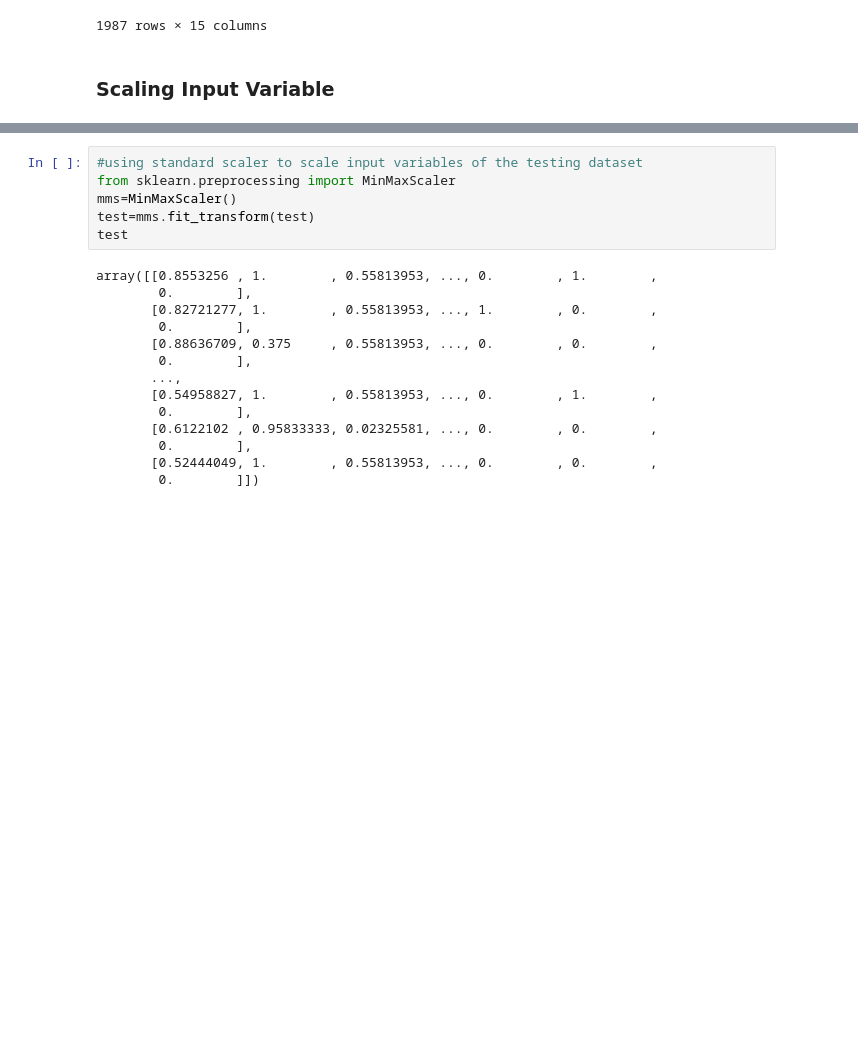
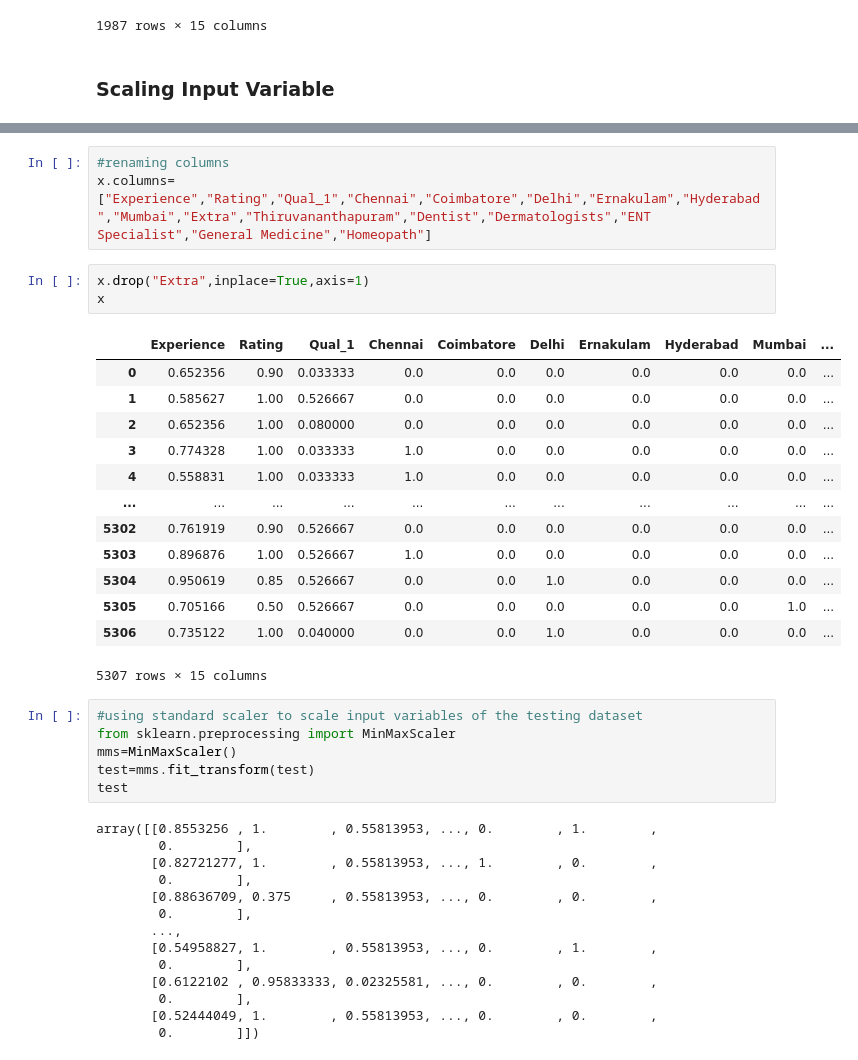
Before and after one commit to jazzcod/DataTrained_Evaluation_Projects, a Jupyter notebook: Evaluation_Project_7_Doctor's_Consultant_Fee.ipynb, the cells around one changed output, grey strips where cells are left out. Saved outputs shown, nothing was run; the diff lists cells and outputs as text; blank space fills up the shorter version.

```diff
--- a/Evaluation_Project_7_Doctor's_Consultant_Fee.ipynb
+++ b/Evaluation_Project_7_Doctor's_Consultant_Fee.ipynb
@@ -852,3 +837,23 @@ x
+# %%
+#renaming columns
+x.columns=["Experience","Rating","Qual_1","Chennai","Coimbatore","Delhi","Ernakulam","Hyderabad","Mumbai","Extra","Thiruvananthapuram","Dentist","Dermatologists","ENT Specialist","General Medicine","Homeopath"]
+# %%
+x.drop("Extra",inplace=True,axis=1)
+x
+# %% [output]
+|  | Experience | Rating | Qual_1 | Chennai | Coimbatore | Delhi | Ernakulam | Hyderabad | Mumbai | ... |
+| 0 | 0.652356 | 0.90 | 0.033333 | 0.0 | 0.0 | 0.0 | 0.0 | 0.0 | 0.0 | ... |
+| 1 | 0.585627 | 1.00 | 0.526667 | 0.0 | 0.0 | 0.0 | 0.0 | 0.0 | 0.0 | ... |
+| 2 | 0.652356 | 1.00 | 0.080000 | 0.0 | 0.0 | 0.0 | 0.0 | 0.0 | 0.0 | ... |
+| 3 | 0.774328 | 1.00 | 0.033333 | 1.0 | 0.0 | 0.0 | 0.0 | 0.0 | 0.0 | ... |
+| 4 | 0.558831 | 1.00 | 0.033333 | 1.0 | 0.0 | 0.0 | 0.0 | 0.0 | 0.0 | ... |
+| ... | ... | ... | ... | ... | ... | ... | ... | ... | ... | ... |
+| 5302 | 0.761919 | 0.90 | 0.526667 | 0.0 | 0.0 | 0.0 | 0.0 | 0.0 | 0.0 | ... |
+| 5303 | 0.896876 | 1.00 | 0.526667 | 1.0 | 0.0 | 0.0 | 0.0 | 0.0 | 0.0 | ... |
+| 5304 | 0.950619 | 0.85 | 0.526667 | 0.0 | 0.0 | 1.0 | 0.0 | 0.0 | 0.0 | ... |
+| 5305 | 0.705166 | 0.50 | 0.526667 | 0.0 | 0.0 | 0.0 | 0.0 | 0.0 | 1.0 | ... |
+| 5306 | 0.735122 | 1.00 | 0.040000 | 0.0 | 0.0 | 1.0 | 0.0 | 0.0 | 0.0 | ... |
+5307 rows × 15 columns
 # %%
 #using standard scaler to scale input variables of the testing dataset
 from sklearn.preprocessing import MinMaxScaler
```
Also changed, not shown: parts of 9 cells of this notebook, 1 other file.
